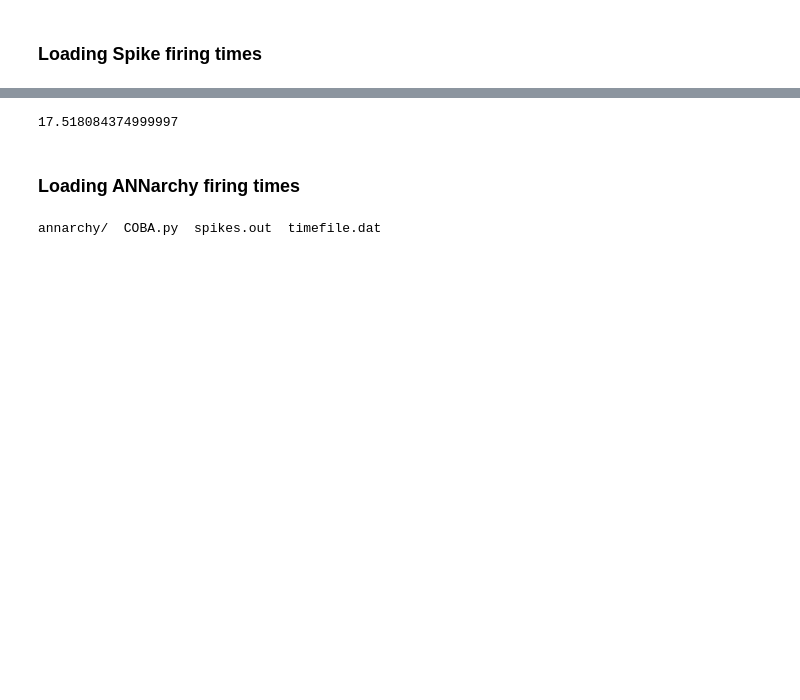
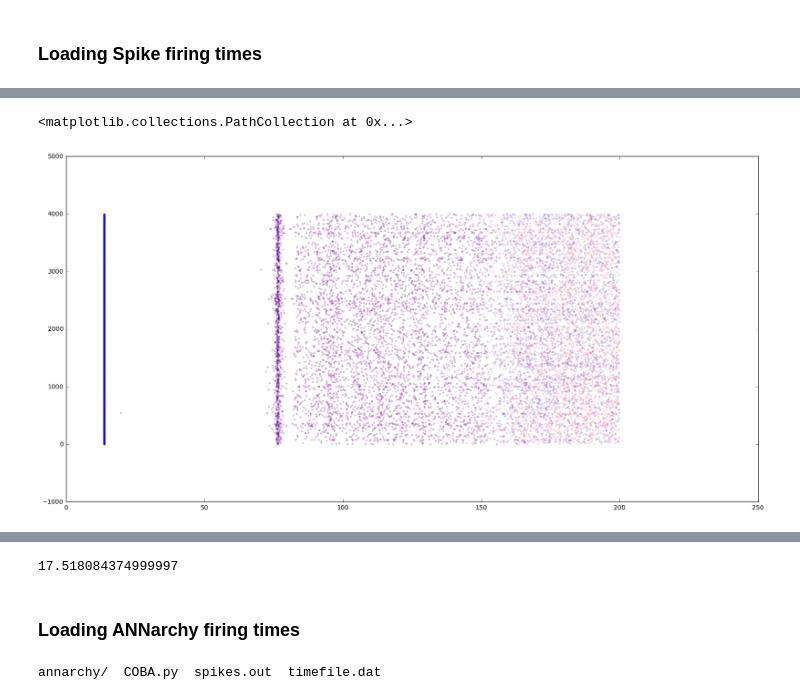
Before and after one commit to nasiryahm/SNNSimulatorComparison, a Jupyter notebook: Benchmarks/VogelsAbbott/_results/SimulatorComparisons.ipynb, the cells around one changed output, grey strips where cells are left out. Drawn from its saved outputs; the diff is of its cells as text; code cells hidden in the pictures; blank space fills up the shorter version.

```diff
--- a/Benchmarks/VogelsAbbott/_results/SimulatorComparisons.ipynb
+++ b/Benchmarks/VogelsAbbott/_results/SimulatorComparisons.ipynb
@@ -94,4 +93,13 @@ CMakeFiles/     Makefile             VASpikeIDs.bin  VogelsAbbottNet*
 # %%
 idsfile = "../Spike/Build/VASpikeIDs.bin"
 timesfile = "../Spike/Build/VASpikeTimes.bin"
-spike_df = pd.DataFrame(data = {"ids": np.fromfile(idsfile, dtype=np.int32), "times": np.fromfile(timesfile, dtype=np.float32)})
+spike_df_second = pd.DataFrame(data = {"ids": np.fromfile(idsfile, dtype=np.int32), "times": np.fromfile(timesfile, dtype=np.float32)})
+# %%
+plt.figure(figsize=(20,10))
+mask = spike_df["times"] < 200.0
+mask_second = spike_df_second["times"] < 200.0
+plt.scatter(spike_df["times"][mask], spike_df["ids"][mask], s=5, color='r', alpha=0.1)
+plt.scatter(spike_df_second["times"][mask_second], spike_df_second["ids"][mask_second], s=5, color='b', alpha=0.1)
+# %% [output]
+<matplotlib.collections.PathCollection at 0x...>
+[figure, added]
```
Also changed, not shown: parts of 24 cells of this notebook, 22 other files.
